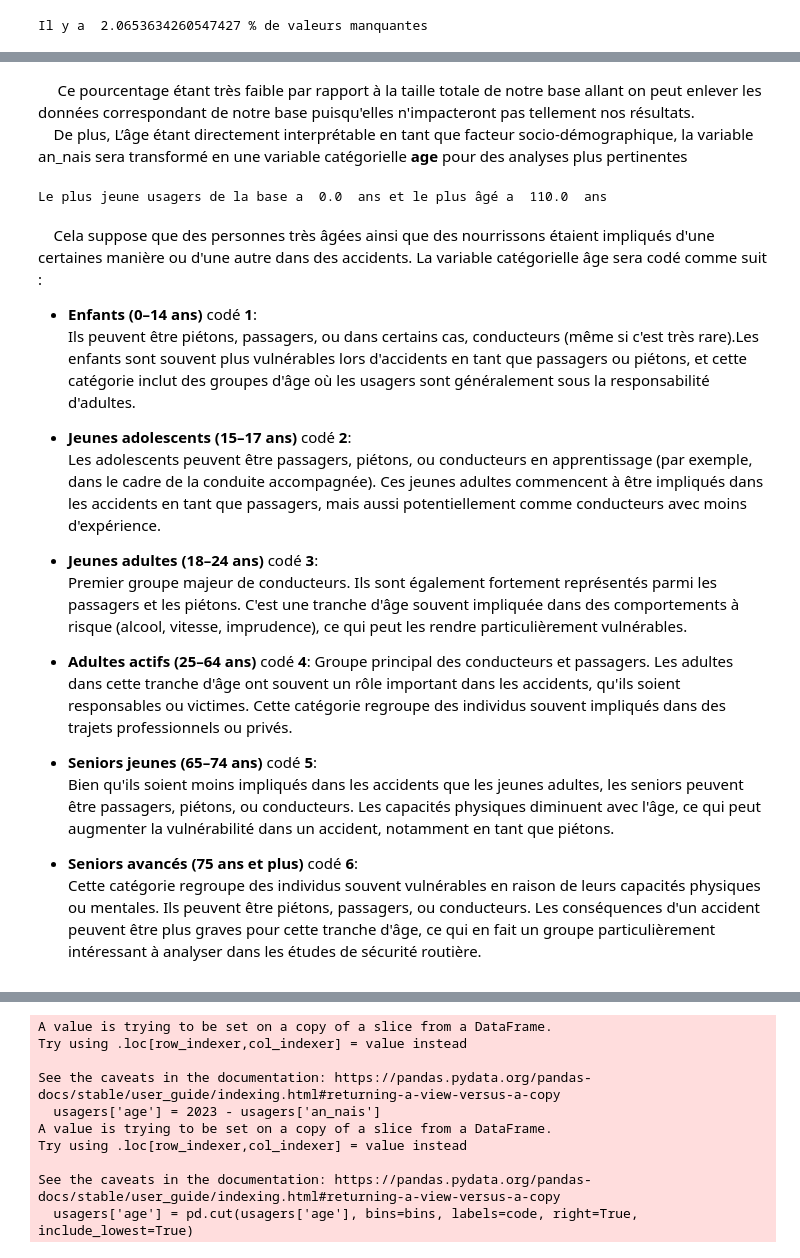
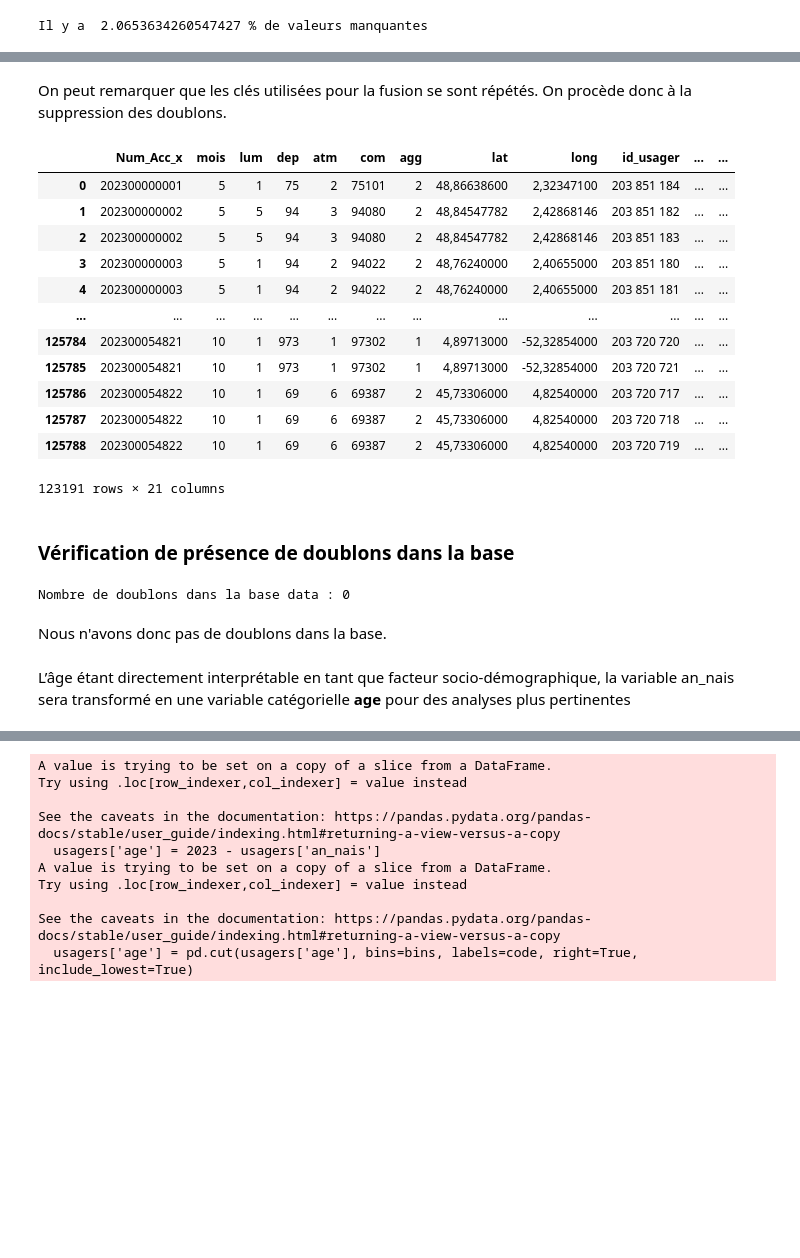
Before and after one commit to Deeson2002/Projet-python, a Jupyter notebook: Projet.ipynb, the cells around one changed output, grey strips where cells are left out. Drawn from its saved outputs; the diff is of its cells as text; code cells hidden in the pictures; blank space fills up the shorter version.

```diff
--- a/Projet.ipynb
+++ b/Projet.ipynb
@@ -327,33 +375,34 @@ Il y a  2.0653634260547427 % de valeurs manquantes
+# %% [markdown]
+On peut remarquer que les clés utilisées pour la fusion se sont répétés. On procède donc à la suppression des doublons.
+# %%
+data.drop(columns=["num_veh_y","Num_Acc_y"])
+# %% [output]
+|  | Num_Acc_x | mois | lum | dep | atm | com | agg | lat | long | id_usager | ... | ... |
+| 0 | 202300000001 | 5 | 1 | 75 | 2 | 75101 | 2 | 48,86638600 | 2,32347100 | 203 851 184 | ... | ... |
+| 1 | 202300000002 | 5 | 5 | 94 | 3 | 94080 | 2 | 48,84547782 | 2,42868146 | 203 851 182 | ... | ... |
+| 2 | 202300000002 | 5 | 5 | 94 | 3 | 94080 | 2 | 48,84547782 | 2,42868146 | 203 851 183 | ... | ... |
+| 3 | 202300000003 | 5 | 1 | 94 | 2 | 94022 | 2 | 48,76240000 | 2,40655000 | 203 851 180 | ... | ... |
+| 4 | 202300000003 | 5 | 1 | 94 | 2 | 94022 | 2 | 48,76240000 | 2,40655000 | 203 851 181 | ... | ... |
+| ... | ... | ... | ... | ... | ... | ... | ... | ... | ... | ... | ... | ... |
+| 125784 | 202300054821 | 10 | 1 | 973 | 1 | 97302 | 1 | 4,89713000 | -52,32854000 | 203 720 720 | ... | ... |
+| 125785 | 202300054821 | 10 | 1 | 973 | 1 | 97302 | 1 | 4,89713000 | -52,32854000 | 203 720 721 | ... | ... |
+| 125786 | 202300054822 | 10 | 1 | 69 | 6 | 69387 | 2 | 45,73306000 | 4,82540000 | 203 720 717 | ... | ... |
+| 125787 | 202300054822 | 10 | 1 | 69 | 6 | 69387 | 2 | 45,73306000 | 4,82540000 | 203 720 718 | ... | ... |
+| 125788 | 202300054822 | 10 | 1 | 69 | 6 | 69387 | 2 | 45,73306000 | 4,82540000 | 203 720 719 | ... | ... |
+123191 rows × 21 columns
+# %% [markdown]
+### Vérification de présence de doublons dans la base
+# %%
+duplicates = data.duplicated()
+
+# Compter le nombre de doublons
+num_duplicates = duplicates.sum()
+
+# Afficher le nombre de doublons
+print(f"Nombre de doublons dans la base data : {num_duplicates}")
+# %% [output]
+Nombre de doublons dans la base data : 0
+# %% [markdown]
+Nous n'avons donc pas de doublons dans la base.
 # %% [markdown]
-&nbsp;&nbsp;&nbsp;&nbsp; Ce pourcentage étant très faible  par rapport à la taille totale de notre base allant on peut enlever les données correspondant de notre base puisqu'elles n'impacteront pas tellement nos résultats.
-&nbsp;&nbsp;&nbsp;&nbsp;De plus, L’âge étant  directement interprétable en tant que facteur socio-démographique, la variable an_nais sera transformé en une variable catégorielle **age** pour des analyses plus pertinentes</span>
+L’âge étant  directement interprétable en tant que facteur socio-démographique, la variable an_nais sera transformé en une variable catégorielle **age** pour des analyses plus pertinentes
-# %%
-usagers=usagers.dropna()#Suppression des valeurs manquantes
-age=2023-usagers["an_nais"]
-print("Le plus jeune usagers de la base a ",age.min(),' ans et le plus âgé a ',age.max(),' ans')
-# %% [output]
-Le plus jeune usagers de la base a  0.0  ans et le plus âgé a  110.0  ans
-# %% [markdown]
-&nbsp;&nbsp;&nbsp;&nbsp;Cela suppose que des personnes très âgées ainsi que des nourrissons étaient impliqués d'une certaines manière ou d'une autre dans des accidents.
-La variable catégorielle âge sera codé comme suit :
-* **Enfants (0–14 ans)** codé **1**:
-   Ils peuvent être piétons, passagers, ou dans certains cas, conducteurs (même si c'est très rare).Les enfants sont souvent plus vulnérables lors d'accidents en tant que passagers ou piétons, et cette catégorie inclut des groupes d'âge où les usagers sont généralement sous la responsabilité d'adultes.
-
-* **Jeunes adolescents (15–17 ans)** codé **2**:
-   Les adolescents peuvent être passagers, piétons, ou conducteurs en apprentissage (par exemple, dans le cadre de la conduite accompagnée). Ces jeunes adultes commencent à être impliqués dans les accidents en tant que passagers, mais aussi potentiellement comme conducteurs avec moins d'expérience.
-
-* **Jeunes adultes (18–24 ans)** codé **3**:
-   Premier groupe majeur de conducteurs. Ils sont également fortement représentés parmi les passagers et les piétons.
-   C'est une tranche d'âge souvent impliquée dans des comportements à risque (alcool, vitesse, imprudence), ce qui peut les rendre particulièrement vulnérables.
-
-* **Adultes actifs (25–64 ans)** codé **4**:
-   Groupe principal des conducteurs et passagers. Les adultes dans cette tranche d'âge ont souvent un rôle important dans les accidents, qu'ils soient responsables ou victimes.
-   Cette catégorie regroupe des individus souvent impliqués dans des trajets professionnels ou privés.
-
-* **Seniors jeunes (65–74 ans)** codé **5**:
-   Bien qu'ils soient moins impliqués dans les accidents que les jeunes adultes, les seniors peuvent être passagers, piétons, ou conducteurs.
-   Les capacités physiques diminuent avec l'âge, ce qui peut augmenter la vulnérabilité dans un accident, notamment en tant que piétons.
-
-* **Seniors avancés (75 ans et plus)** codé **6**:
-   Cette catégorie regroupe des individus souvent vulnérables en raison de leurs capacités physiques ou mentales. Ils peuvent être piétons, passagers, ou conducteurs.
-   Les conséquences d'un accident peuvent être plus graves pour cette tranche d'âge, ce qui en fait un groupe particulièrement intéressant à analyser dans les études de sécurité routière.
```
Also changed, not shown: parts of 17 cells of this notebook.
